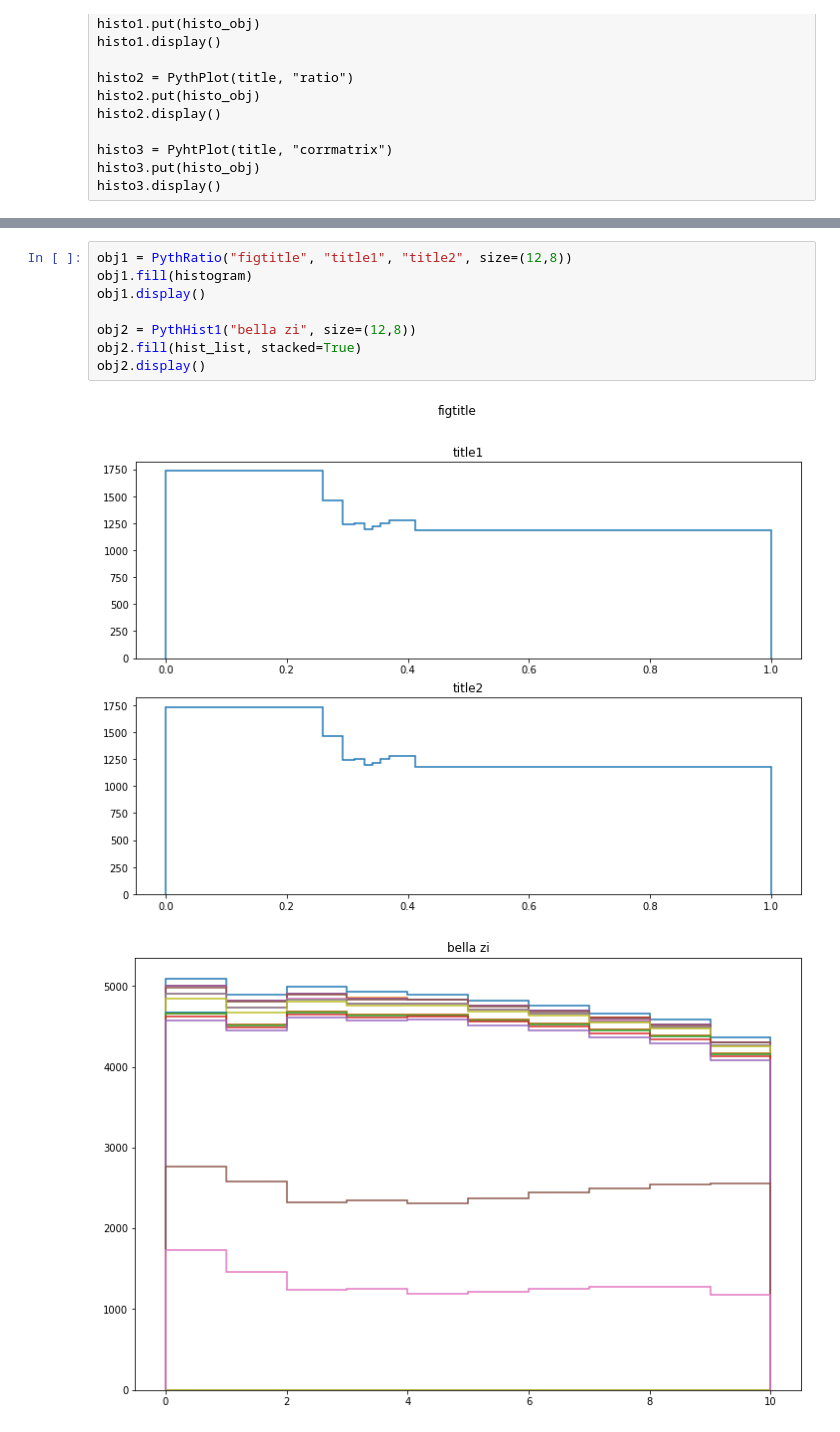
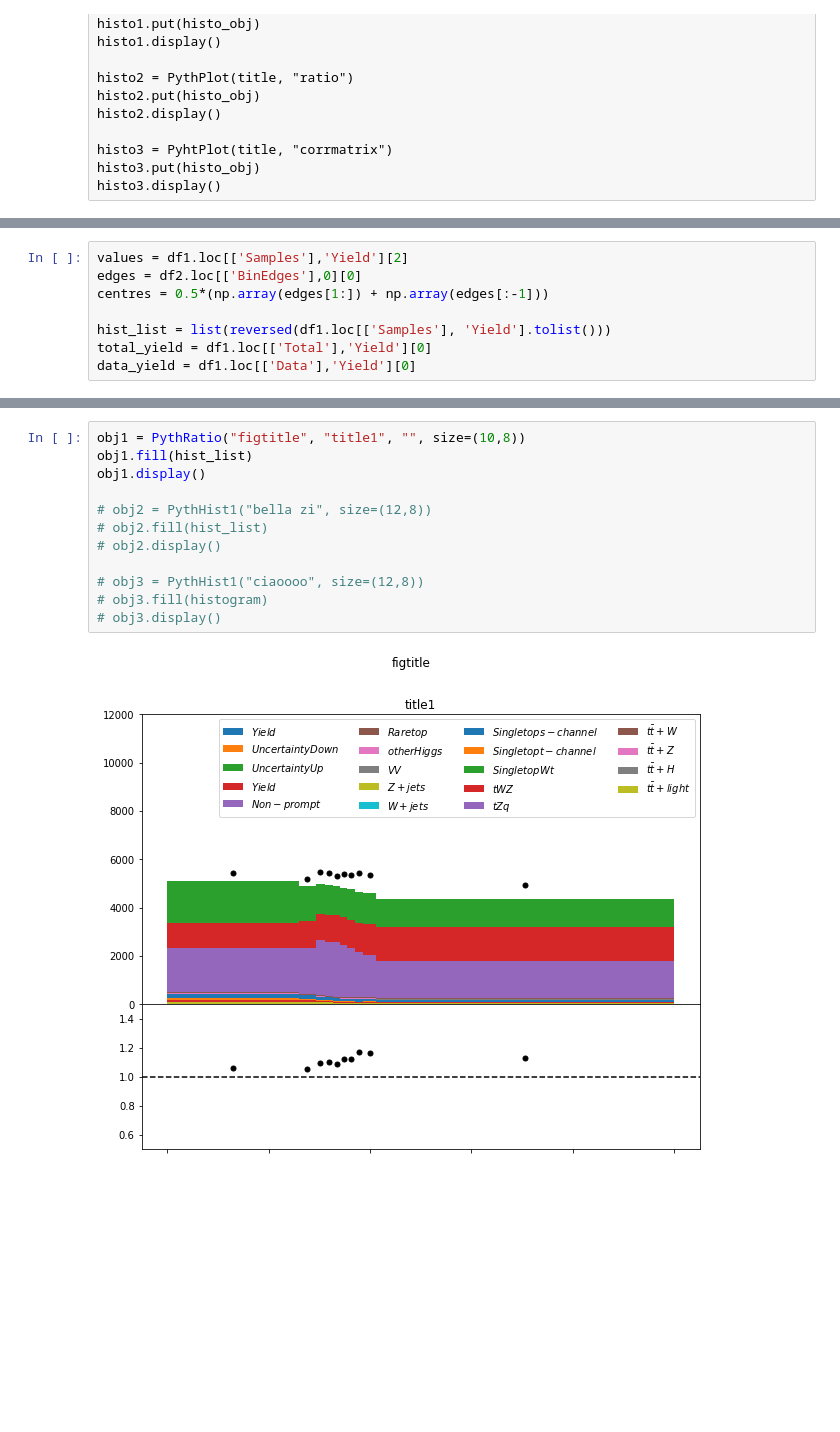
Before and after one commit to MoAly98/Pythium, a Jupyter notebook: yaml_scripts_tests/plotclass_test.ipynb, the cells around one changed output, grey strips where cells are left out. Cells and saved outputs as stored; diff of their text form; blank space fills up the shorter version.

```diff
--- a/yaml_scripts_tests/plotclass_test.ipynb
+++ b/yaml_scripts_tests/plotclass_test.ipynb
@@ -78,3 +84,11 @@ histo3.display()
+# %%
+values = df1.loc[['Samples'],'Yield'][2]
+edges = df2.loc[['BinEdges'],0][0]
+centres = 0.5*(np.array(edges[1:]) + np.array(edges[:-1]))
+
+hist_list = list(reversed(df1.loc[['Samples'], 'Yield'].tolist()))
+total_yield = df1.loc[['Total'],'Yield'][0]
+data_yield = df1.loc[['Data'],'Yield'][0]
 # %%
 histogram = bh.Histogram(bh.axis.Variable(edges))
 histogram.fill(centres, weight=values)
@@ -140,12 +188,15 @@ class PythRatio(EmptyPlot):
         self.fig.suptitle(self.title)
 # %%
-obj1 = PythRatio("figtitle", "title1", "title2", size=(12,8))
-obj1.fill(histogram)
+obj1 = PythRatio("figtitle", "title1", "", size=(10,8))
+obj1.fill(hist_list)
 obj1.display()
 
-obj2 = PythHist1("bella zi", size=(12,8))
-obj2.fill(hist_list, stacked=True)
-obj2.display()
+# obj2 = PythHist1("bella zi", size=(12,8))
+# obj2.fill(hist_list)
+# obj2.display()
+
+# obj3 = PythHist1("ciaoooo", size=(12,8))
+# obj3.fill(histogram)
+# obj3.display()
 # %% [output]
-[figure, old version]
+[figure, new version]
-[figure, removed]
```
Also changed, not shown: parts of 8 cells of this notebook.
